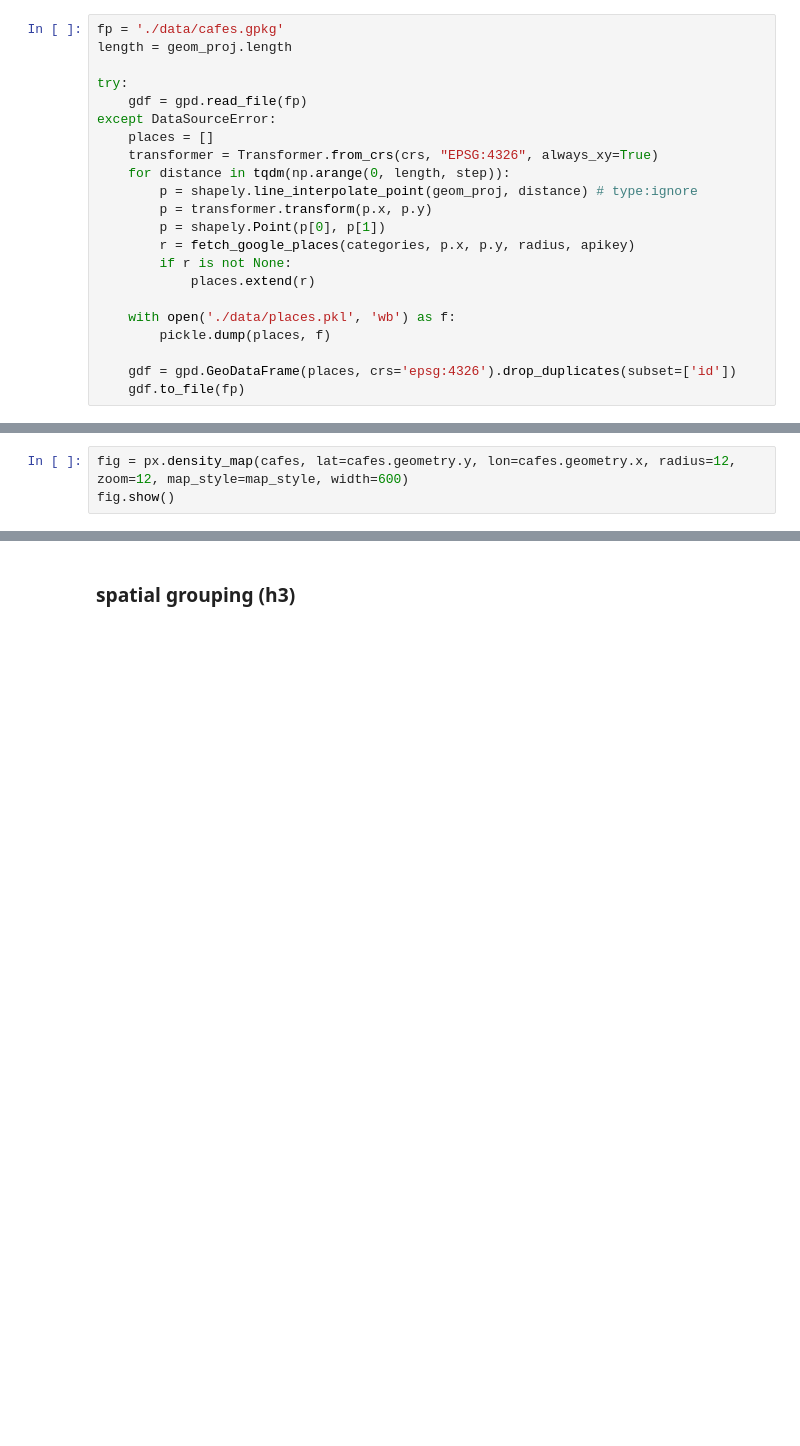
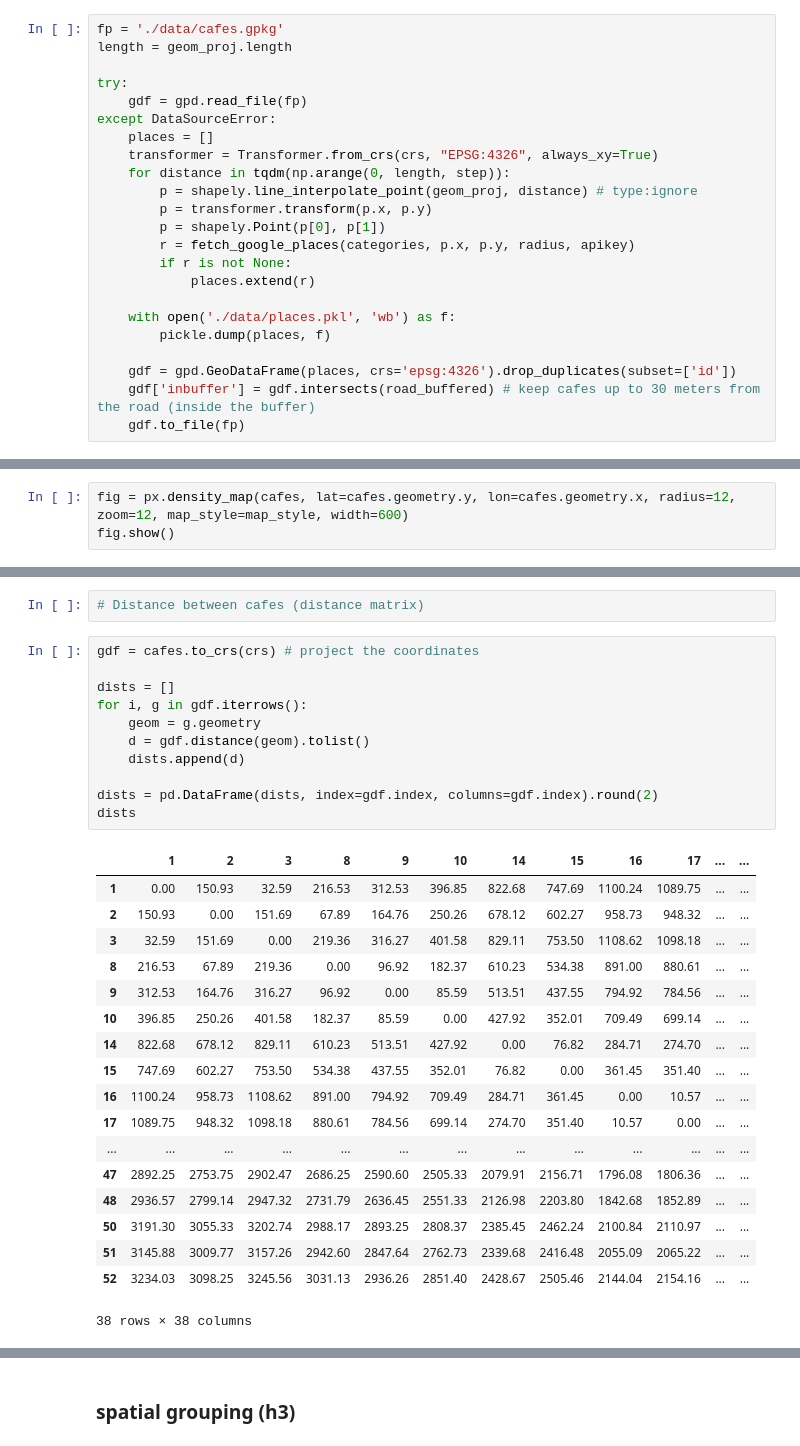
Before and after one commit to harisbal/python-meetup-athens-geospatial, a Jupyter notebook: geospatial-intro.ipynb, the cells around one changed output, grey strips where cells are left out. Drawn from its saved outputs; the diff is of its cells as text; blank space fills up the shorter version.

Commit message:
adds distance matrix

```diff
--- a/geospatial-intro.ipynb
+++ b/geospatial-intro.ipynb
@@ -109,6 +110,7 @@ except DataSourceError:
         pickle.dump(places, f)
 
     gdf = gpd.GeoDataFrame(places, crs='epsg:4326').drop_duplicates(subset=['id'])
+    gdf['inbuffer'] = gdf.intersects(road_buffered) # keep cafes up to 30 meters from the road (inside the buffer)
     gdf.to_file(fp)
 # %%
 gdf['inbuffer'] = gdf.intersects(road_buffered) # keep cafes up to 30 meters from the road (inside the buffer)
@@ -126,0 +135,32 @@ f'One cafe every: {length / cafes.shape[0]:.0f}m'
+# %%
+# Distance between cafes (distance matrix)
+# %%
+gdf = cafes.to_crs(crs) # project the coordinates
+
+dists = []
+for i, g in gdf.iterrows():
+    geom = g.geometry
+    d = gdf.distance(geom).tolist()
+    dists.append(d)
+
+dists = pd.DataFrame(dists, index=gdf.index, columns=gdf.index).round(2)
+dists
+# %% [output]
+|  | 1 | 2 | 3 | 8 | 9 | 10 | 14 | 15 | 16 | 17 | ... | ... |
+| 1 | 0.00 | 150.93 | 32.59 | 216.53 | 312.53 | 396.85 | 822.68 | 747.69 | 1100.24 | 1089.75 | ... | ... |
+| 2 | 150.93 | 0.00 | 151.69 | 67.89 | 164.76 | 250.26 | 678.12 | 602.27 | 958.73 | 948.32 | ... | ... |
+| 3 | 32.59 | 151.69 | 0.00 | 219.36 | 316.27 | 401.58 | 829.11 | 753.50 | 1108.62 | 1098.18 | ... | ... |
+| 8 | 216.53 | 67.89 | 219.36 | 0.00 | 96.92 | 182.37 | 610.23 | 534.38 | 891.00 | 880.61 | ... | ... |
+| 9 | 312.53 | 164.76 | 316.27 | 96.92 | 0.00 | 85.59 | 513.51 | 437.55 | 794.92 | 784.56 | ... | ... |
+| 10 | 396.85 | 250.26 | 401.58 | 182.37 | 85.59 | 0.00 | 427.92 | 352.01 | 709.49 | 699.14 | ... | ... |
+| 14 | 822.68 | 678.12 | 829.11 | 610.23 | 513.51 | 427.92 | 0.00 | 76.82 | 284.71 | 274.70 | ... | ... |
+| 15 | 747.69 | 602.27 | 753.50 | 534.38 | 437.55 | 352.01 | 76.82 | 0.00 | 361.45 | 351.40 | ... | ... |
+| 16 | 1100.24 | 958.73 | 1108.62 | 891.00 | 794.92 | 709.49 | 284.71 | 361.45 | 0.00 | 10.57 | ... | ... |
+| 17 | 1089.75 | 948.32 | 1098.18 | 880.61 | 784.56 | 699.14 | 274.70 | 351.40 | 10.57 | 0.00 | ... | ... |
+| ... | ... | ... | ... | ... | ... | ... | ... | ... | ... | ... | ... | ... |
+| 47 | 2892.25 | 2753.75 | 2902.47 | 2686.25 | 2590.60 | 2505.33 | 2079.91 | 2156.71 | 1796.08 | 1806.36 | ... | ... |
+| 48 | 2936.57 | 2799.14 | 2947.32 | 2731.79 | 2636.45 | 2551.33 | 2126.98 | 2203.80 | 1842.68 | 1852.89 | ... | ... |
+| 50 | 3191.30 | 3055.33 | 3202.74 | 2988.17 | 2893.25 | 2808.37 | 2385.45 | 2462.24 | 2100.84 | 2110.97 | ... | ... |
+| 51 | 3145.88 | 3009.77 | 3157.26 | 2942.60 | 2847.64 | 2762.73 | 2339.68 | 2416.48 | 2055.09 | 2065.22 | ... | ... |
+| 52 | 3234.03 | 3098.25 | 3245.56 | 3031.13 | 2936.26 | 2851.40 | 2428.67 | 2505.46 | 2144.04 | 2154.16 | ... | ... |
+38 rows × 38 columns
```
Also changed, not shown: parts of 4 cells of this notebook.
